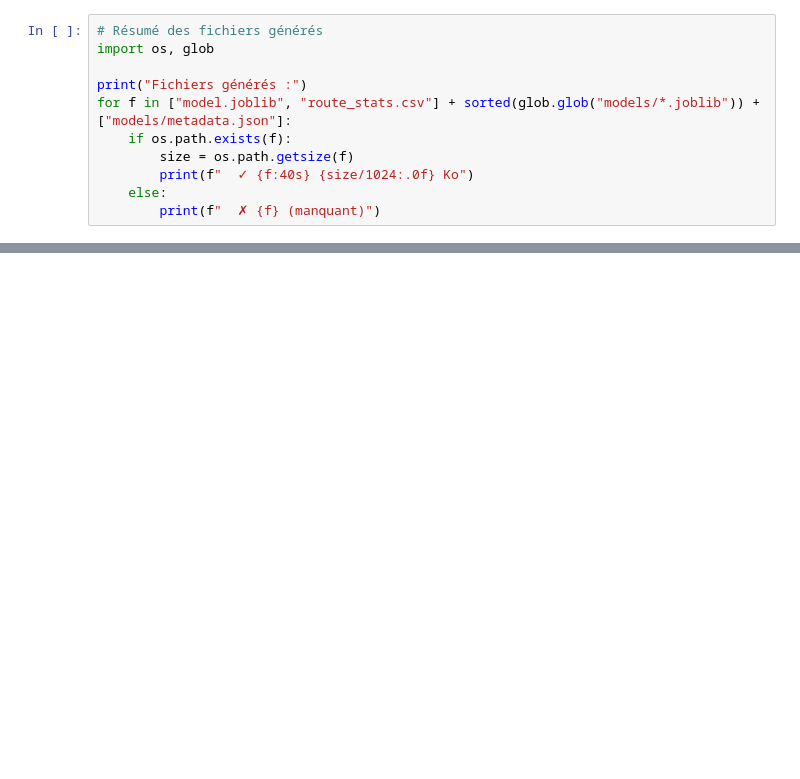
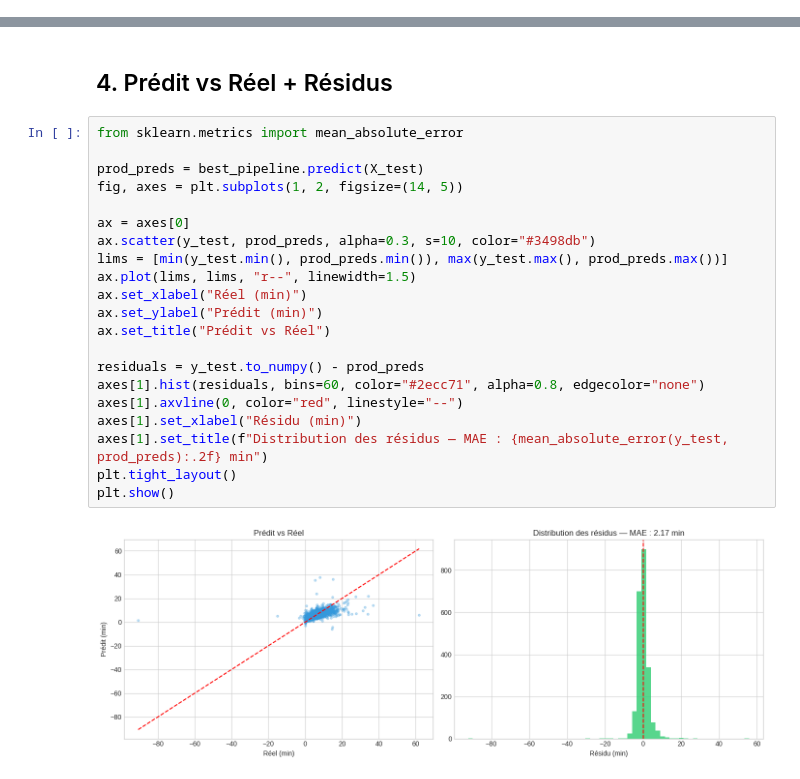
Before and after one commit to OpenCz/Tardis, a Jupyter notebook: tardis_model.ipynb, the cells around one changed output, grey strips where cells are left out. Drawn from its saved outputs; the diff is of its cells as text; blank space fills up the shorter version.

```diff
--- a/tardis_model.ipynb
+++ b/tardis_model.ipynb
@@ -290,11 +0,0 @@ for dep, arr, date in examples:
-# %%
-# Résumé des fichiers générés
-import os, glob
-
-print("Fichiers générés :")
-for f in ["model.joblib", "route_stats.csv"] + sorted(glob.glob("models/*.joblib")) + ["models/metadata.json"]:
-    if os.path.exists(f):
-        size = os.path.getsize(f)
-        print(f"  ✓ {f:40s} {size/1024:.0f} Ko")
-    else:
-        print(f"  ✗ {f} (manquant)")
@@ -300,0 +131,25 @@ for f in ["model.joblib", "route_stats.csv"] + sorted(glob.glob("models/*.joblib
+# %% [markdown]
+## 4. Prédit vs Réel + Résidus
+# %%
+from sklearn.metrics import mean_absolute_error
+
+prod_preds = best_pipeline.predict(X_test)
+fig, axes = plt.subplots(1, 2, figsize=(14, 5))
+
+ax = axes[0]
+ax.scatter(y_test, prod_preds, alpha=0.3, s=10, color="#3498db")
+lims = [min(y_test.min(), prod_preds.min()), max(y_test.max(), prod_preds.max())]
+ax.plot(lims, lims, "r--", linewidth=1.5)
+ax.set_xlabel("Réel (min)")
+ax.set_ylabel("Prédit (min)")
+ax.set_title("Prédit vs Réel")
+
+residuals = y_test.to_numpy() - prod_preds
+axes[1].hist(residuals, bins=60, color="#2ecc71", alpha=0.8, edgecolor="none")
+axes[1].axvline(0, color="red", linestyle="--")
+axes[1].set_xlabel("Résidu (min)")
+axes[1].set_title(f"Distribution des résidus — MAE : {mean_absolute_error(y_test, prod_preds):.2f} min")
+plt.tight_layout()
+plt.show()
+# %% [output]
+[figure, added]
```
Also changed, not shown: parts of 33 cells of this notebook.
